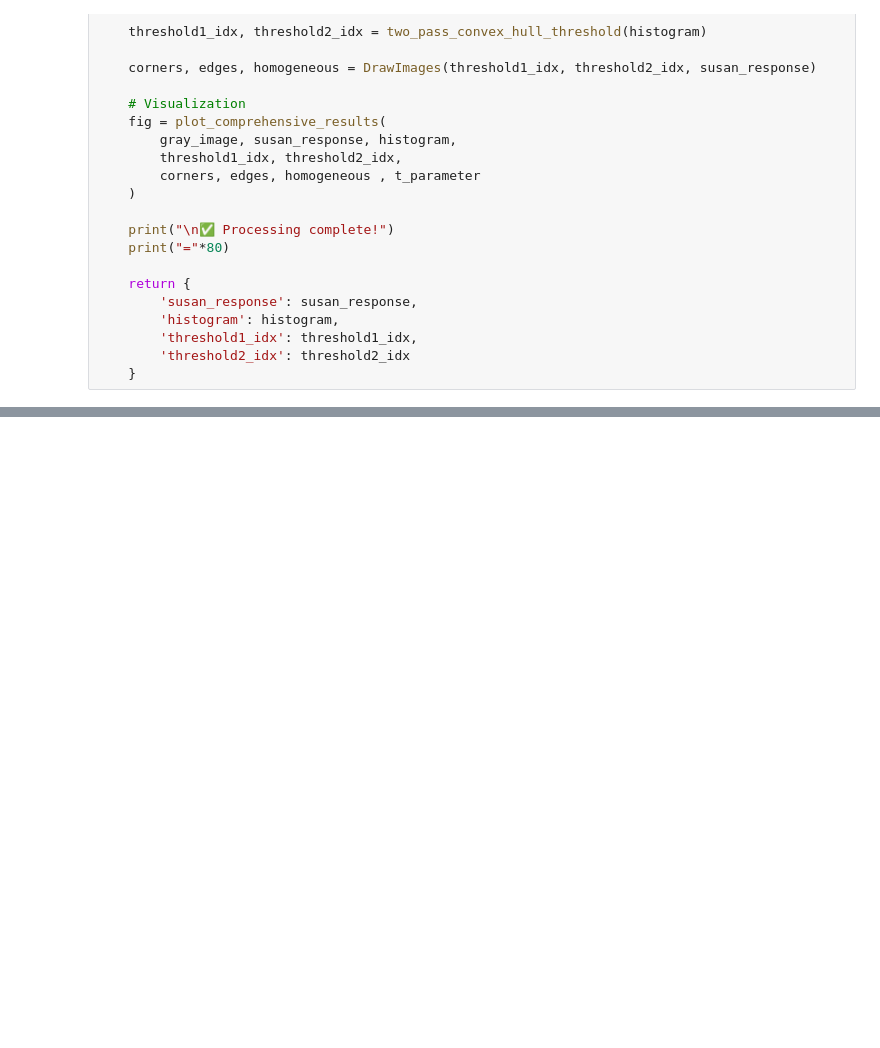
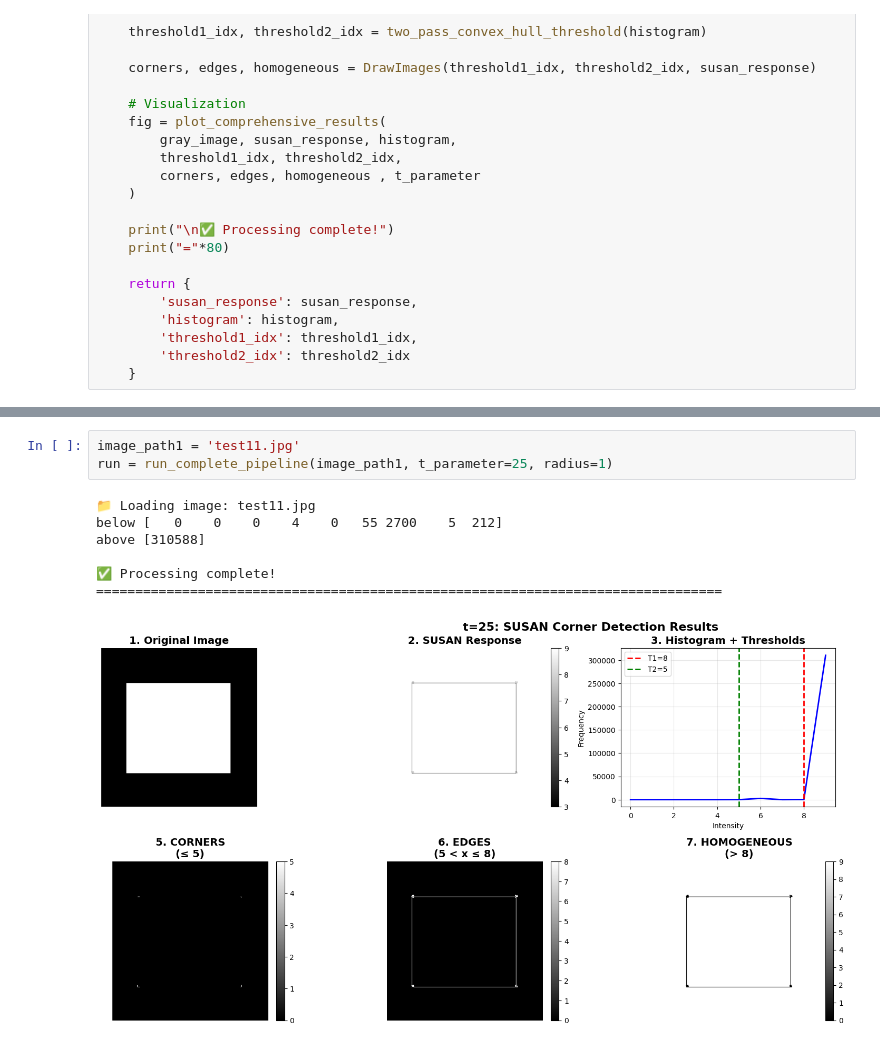
Before and after one commit to MohamedElsaeed424/Corner-and-Edge-Detector, a Jupyter notebook: cv-assignment2.ipynb, the cells around one changed output, grey strips where cells are left out. Saved outputs shown, nothing was run; the diff lists cells and outputs as text; blank space fills up the shorter version.

```diff
--- a/cv-assignment2.ipynb
+++ b/cv-assignment2.ipynb
@@ -333,3 +328,14 @@ above [152193   3749]
 ✅ Processing complete!
 ================================================================================
 [figure]
+# %%
+image_path1 = 'test11.jpg'
+run = run_complete_pipeline(image_path1, t_parameter=25, radius=1)
+# %% [output]
+📁 Loading image: test11.jpg
+below [   0    0    0    4    0   55 2700    5  212]
+above [310588]
+
+✅ Processing complete!
+================================================================================
+[figure, added]
```
Also changed, not shown: parts of 1 cell of this notebook, 2 other files.
